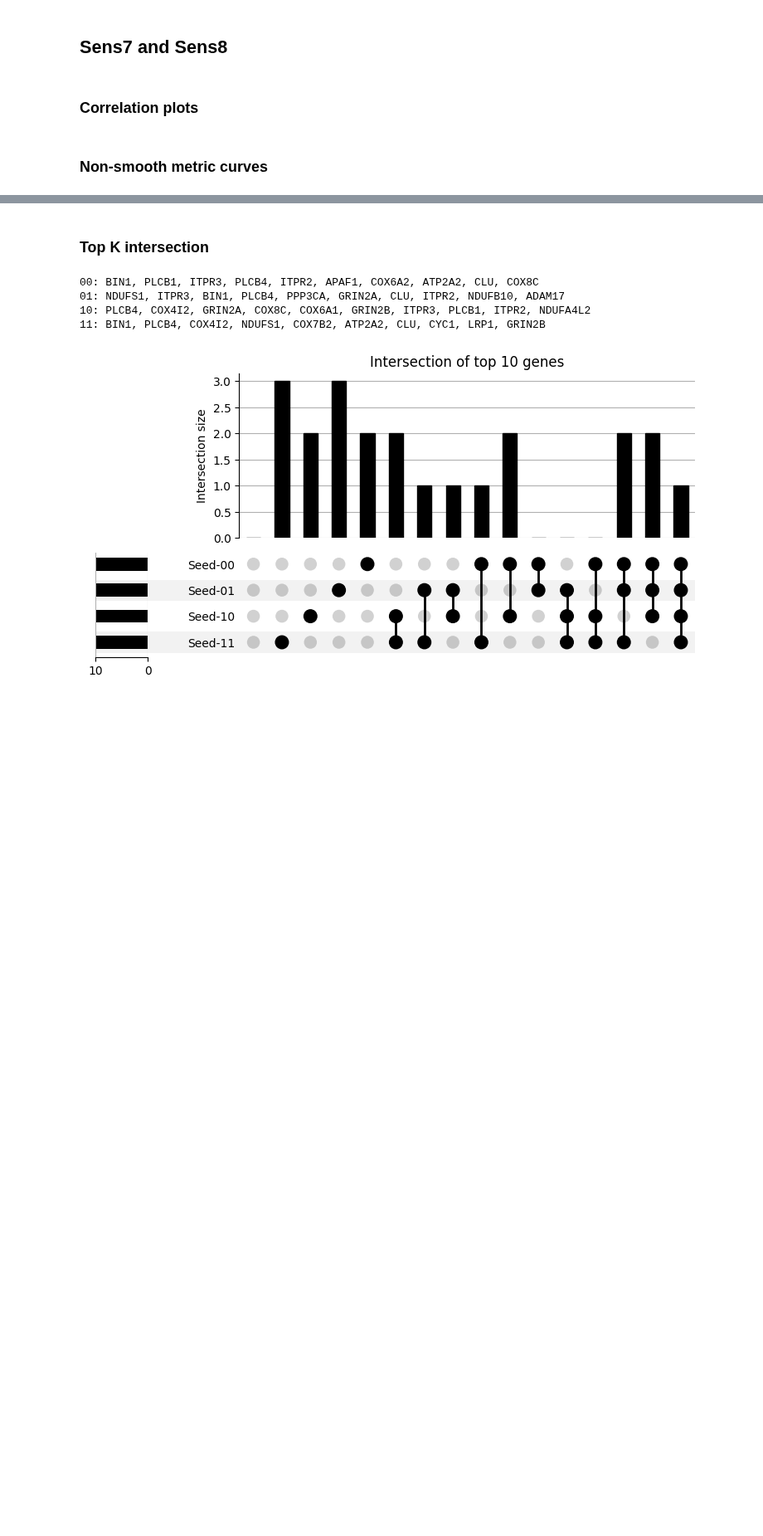
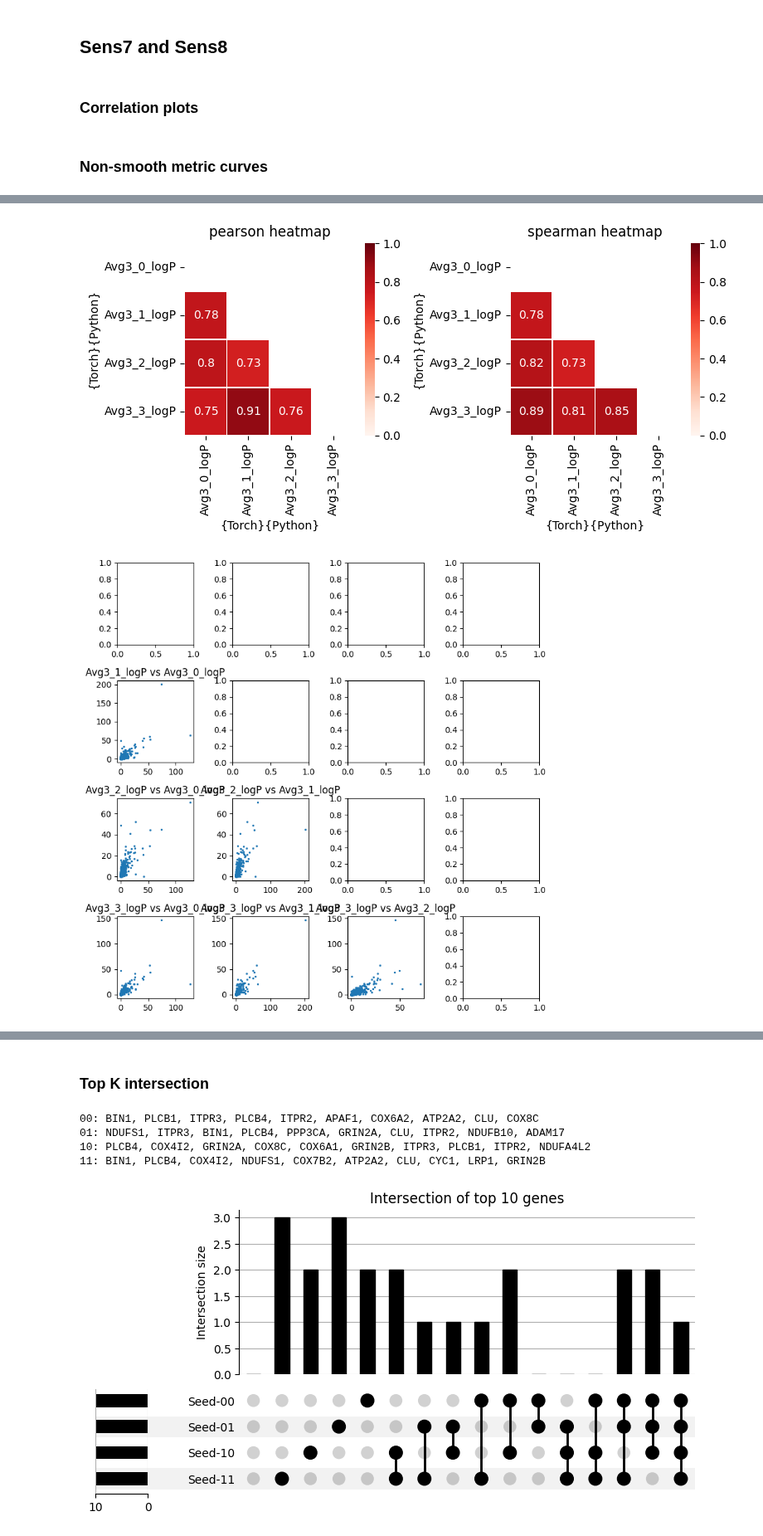
Before and after one commit to titoghose/GWANN, a Jupyter notebook: Code_AD/sensitivity_plots.ipynb, the cells around one changed output, grey strips where cells are left out. Shown at 83% size. Drawn from its saved outputs; the diff is of its cells as text; code cells hidden in the pictures; blank space fills up the shorter version.

```diff
--- a/Code_AD/sensitivity_plots.ipynb
+++ b/Code_AD/sensitivity_plots.ipynb
@@ -579,13 +633,16 @@ plt.close()
-# %%
-grp_size = 20
-comb_df = pd.DataFrame(columns=['Gene'])
-for tseed, rseed in zip([0, 0, 1, 1], [0, 1, 0, 1]):
-    exp_name = f'Sens7_{tseed}{rseed}_GS{grp_size}_v4'
-    exp_folder = f'NN_Logs/FH_AD_Chr{exp_name}_GWANNet5_[32,16]_Dr_0.5_LR:0.005_BS:256_Optim:adam'
-    summ_df = pd.read_csv(f'{exp_folder}/FH_AD_Chr{exp_name}_2500bp_summary.csv')
-    summ_df = process_df(summ_df)
-    summ_df.set_index('Gene', inplace=True)
-    if len(comb_df) == 0:
-        comb_df['Gene'] = summ_df.index.values
-    comb_df[f'{tseed}{rseed}'] = summ_df.loc[comb_df['Gene']]['Acc'].values
-comb_df.set_index('Gene', inplace=True)
+# %%
+from post_hoc import EstimatePValue
+r = 3
+for ci, c in enumerate(combinations(dummy_df.columns[:4], r)):
+    dummy_df[f'Avg{r}_{ci}'] = np.mean(-1*dummy_df[list(c)].values, axis=1)
+    ep = EstimatePValue(null_accs=dummy_df[f'Avg{r}_{ci}'].values,
+                        greater_is_better=False)
+    comb_df[f'Avg{r}_{ci}_logP'] = -np.log10(comb_df[f'Avg{r}_{ci}'].apply(lambda x: ep.estimate(-1*x)).values)
+# %%
+fig1, fig2 = corr_plots(comb_df[[f'Avg{r}_{ci}_logP' for ci in range(4)]])
+display(fig1, fig2)
+plt.close()
+plt.close()
+# %% [output]
+[figure, added]
+[figure, added]
```
Also changed, not shown: parts of 21 cells of this notebook, 4 other files.
